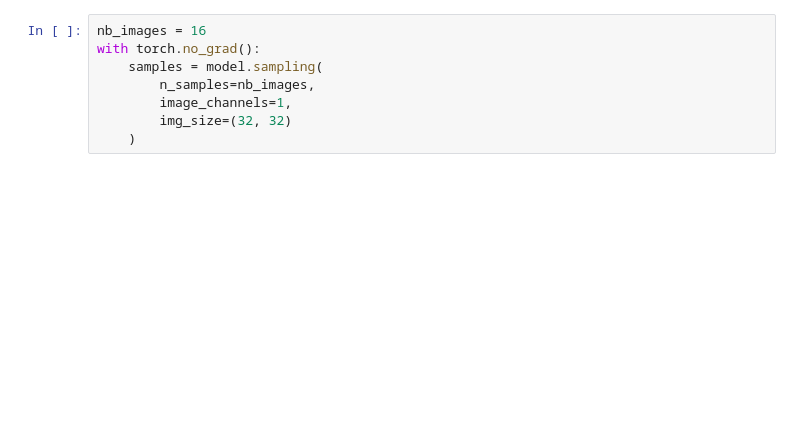
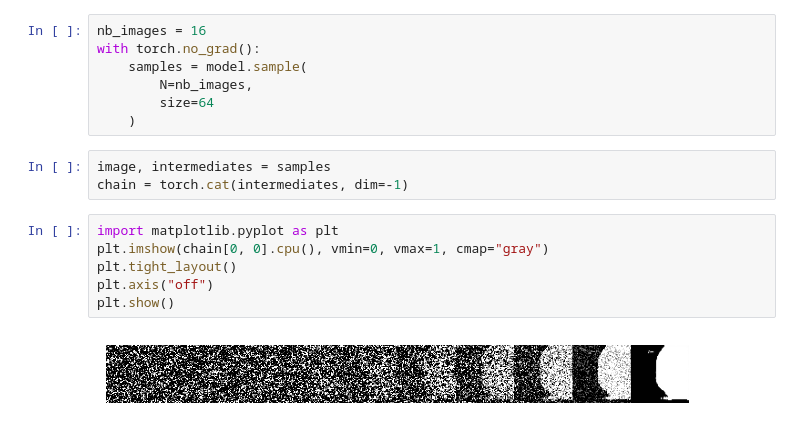
Before and after one commit to Linardos/U24_synthesis, a Jupyter notebook: lightning_synthesis/l_infer.ipynb, the cells around one changed output. Saved outputs shown, nothing was run; the diff lists cells and outputs as text; blank space fills up the shorter version.

```diff
--- a/lightning_synthesis/l_infer.ipynb
+++ b/lightning_synthesis/l_infer.ipynb
@@ -19,11 +40,21 @@ model = DDPM.load_from_checkpoint(
 # %%
 nb_images = 16
 with torch.no_grad():
-    samples = model.sampling(
-        n_samples=nb_images,
-        image_channels=1,
-        img_size=(32, 32)
+    samples = model.sample(
+        N=nb_images,
+        size=64
     )
+# %%
+image, intermediates = samples
+chain = torch.cat(intermediates, dim=-1)
+# %%
+import matplotlib.pyplot as plt
+plt.imshow(chain[0, 0].cpu(), vmin=0, vmax=1, cmap="gray")
+plt.tight_layout()
+plt.axis("off")
+plt.show()
+# %% [output]
+[figure, added]
 # %%
 import matplotlib.pyplot as plt
 
```
Also changed, not shown: parts of 3 cells of this notebook, 13 other files.
